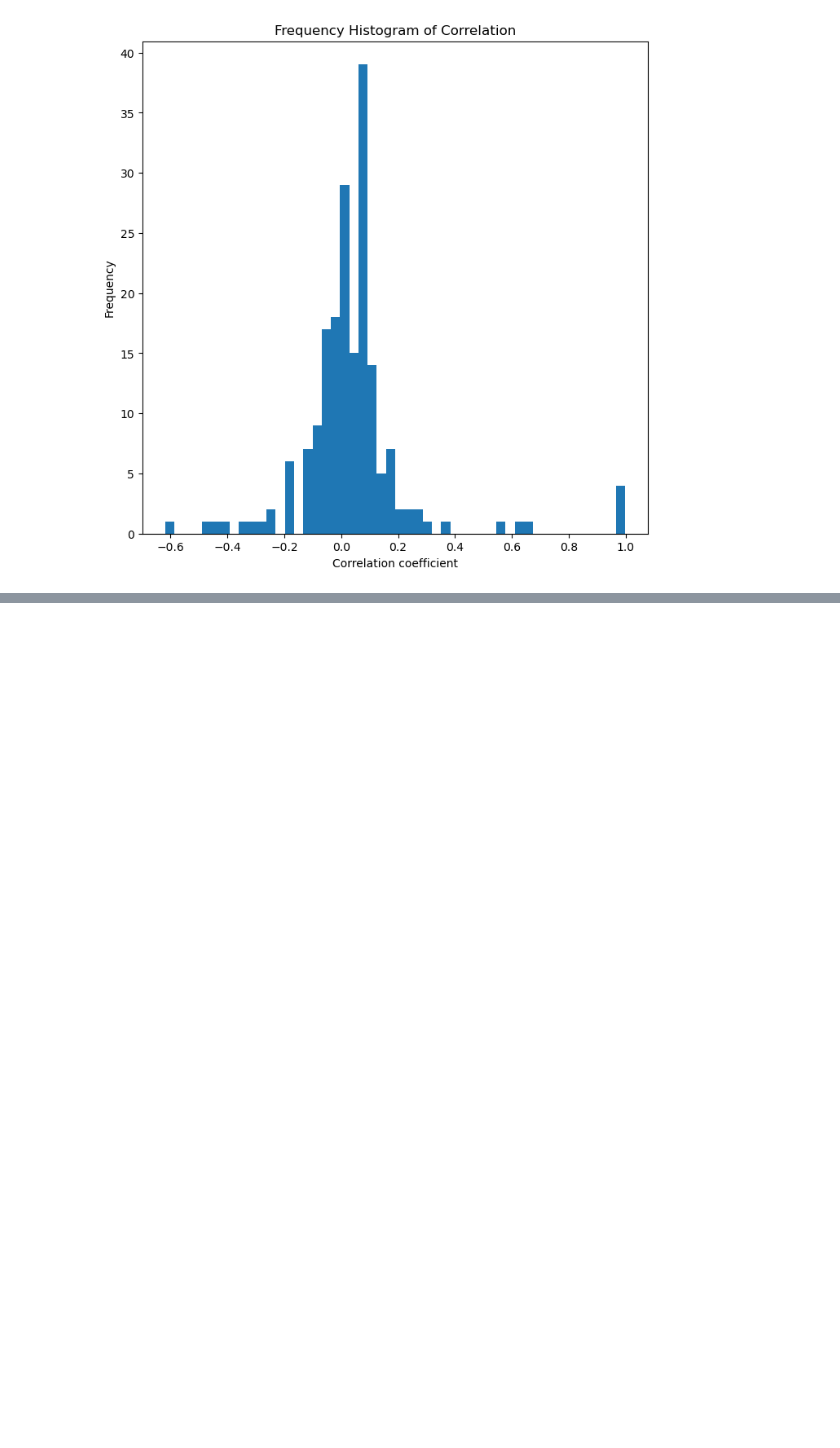
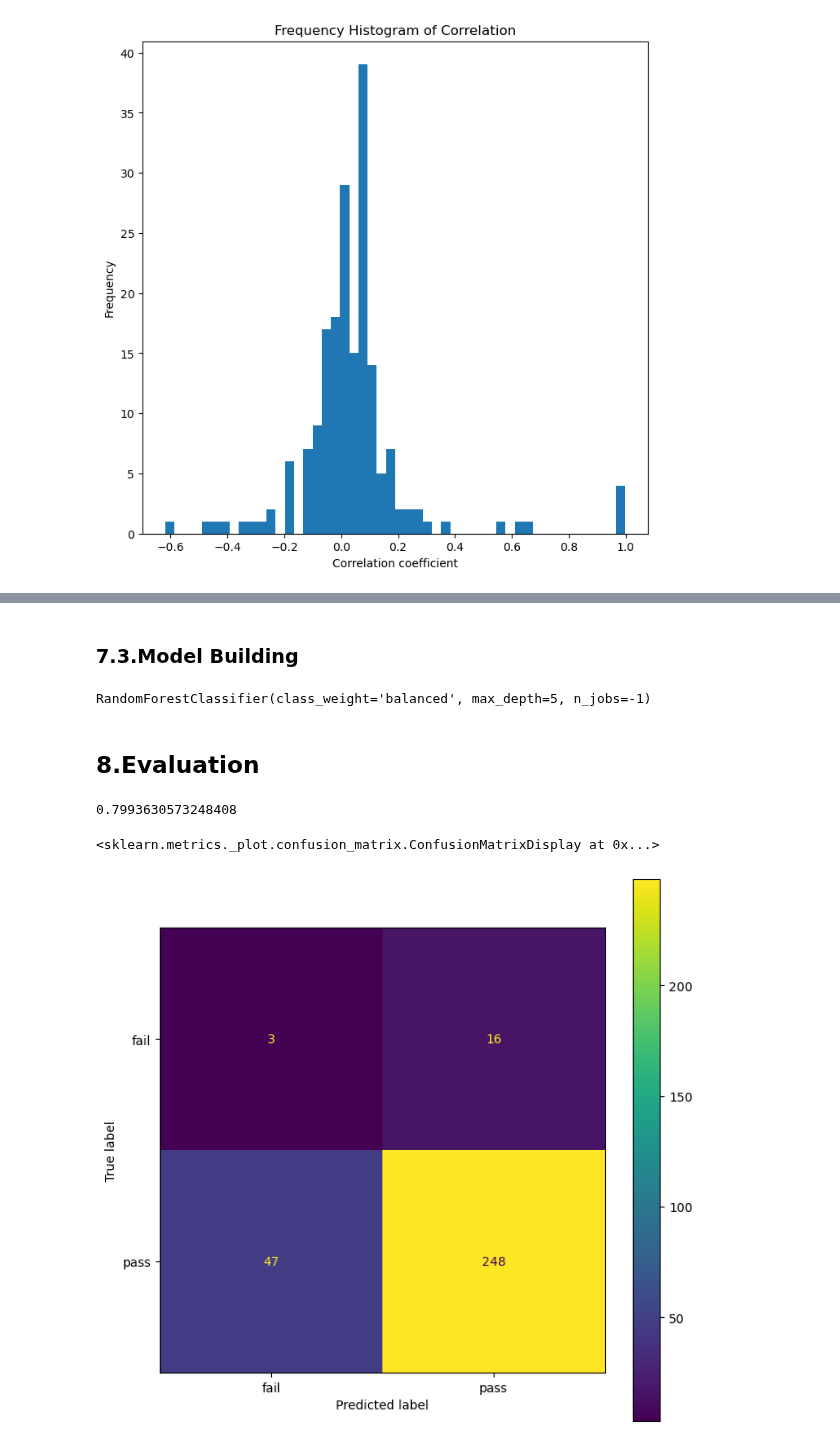
Before and after one commit to Landschy/datamining-htw, a Jupyter notebook: scripts/Presentation2.ipynb, the cells around one changed output, grey strips where cells are left out. Drawn from its saved outputs; the diff is of its cells as text; code cells hidden in the pictures; blank space fills up the shorter version.

```diff
--- a/scripts/Presentation2.ipynb
+++ b/scripts/Presentation2.ipynb
@@ -352,8 +408,12 @@ x_train.isna().sum().sum()
 # %%
 # MICE
 imputer = IterativeImputer(max_iter=5, random_state=0)
+
 x_train_no_na = x_train.copy(deep=True)
+x_test_no_na = x_test.copy(deep=True)
 x_train_no_na.iloc[:,:] = imputer.fit_transform(x_train)
+x_test_no_na.iloc[:,:] = imputer.fit_transform(x_test)
 x_train_no_na_mice = x_train_no_na.iloc[:,:]
+x_test_no_na_mice = x_test_no_na.iloc[:,:]
 # %%
 # Number of na values after Imputation
@@ -463,3 +525,7 @@ x_train_filtered
 | 234.0 | 2958.39 | 67.5889 | 8.5177 | -10.2673 | 30.2673 | 35.9269 | -0.0052 | 0.467095 | ... |
 | 645.0 | 3072.21 | 64.1000 | 9.2016 | 0.0855 | 19.9145 | 29.0850 | -0.0071 | 0.464509 | ... |
 1253 rows × 20 columns
+# %%
+# filter test down to selected features
+x_test_filtered = x_test_no_na[x_train_filtered.columns]
+x_test_filtered
@@ -533,0 +619,4 @@ corr.style.background_gradient(cmap='coolwarm').set_precision(2)
+# %%
+# transform the dataset
+oversample = SMOTE()
+x_balance , y_balance = oversample.fit_resample(x_train_filtered, y_train)
@@ -533,0 +631,9 @@ corr.style.background_gradient(cmap='coolwarm').set_precision(2)
+# %% [markdown]
+### 7.3.Model Building
+# %%
+# define random forest classifier
+rfc = RandomForestClassifier(n_jobs=-1, class_weight='balanced', max_depth=5)
+# fit the model
+rfc.fit(x_balance, y_balance)
+# %% [output]
+RandomForestClassifier(class_weight='balanced', max_depth=5, n_jobs=-1)
@@ -533,0 +643,13 @@ corr.style.background_gradient(cmap='coolwarm').set_precision(2)
+# %% [markdown]
+## 8.Evaluation
+# %%
+# calculate accuracy
+accuracy_score(y_test, y_pred)
+# %% [output]
+0.7993630573248408
+# %%
+# plot confusion matrix
+plot_confusion_matrix(rfc, x_test_filtered, y_test)
+# %% [output]
+<sklearn.metrics._plot.confusion_matrix.ConfusionMatrixDisplay at 0x...>
+[figure, added]
```
Also changed, not shown: parts of 36 cells of this notebook.
